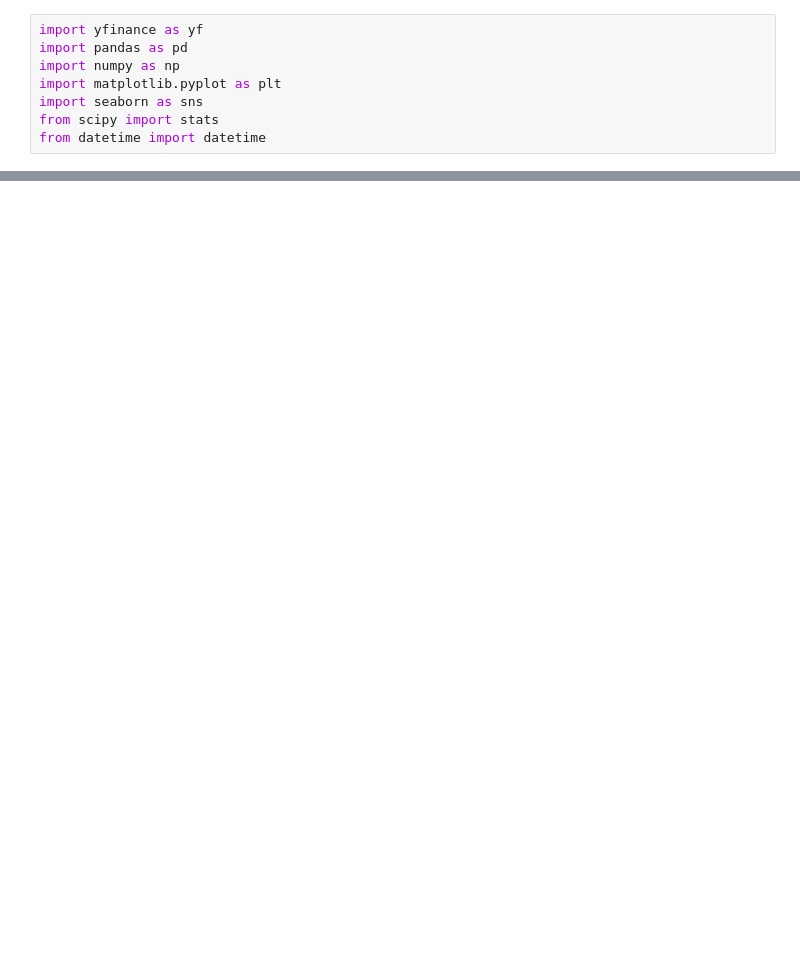
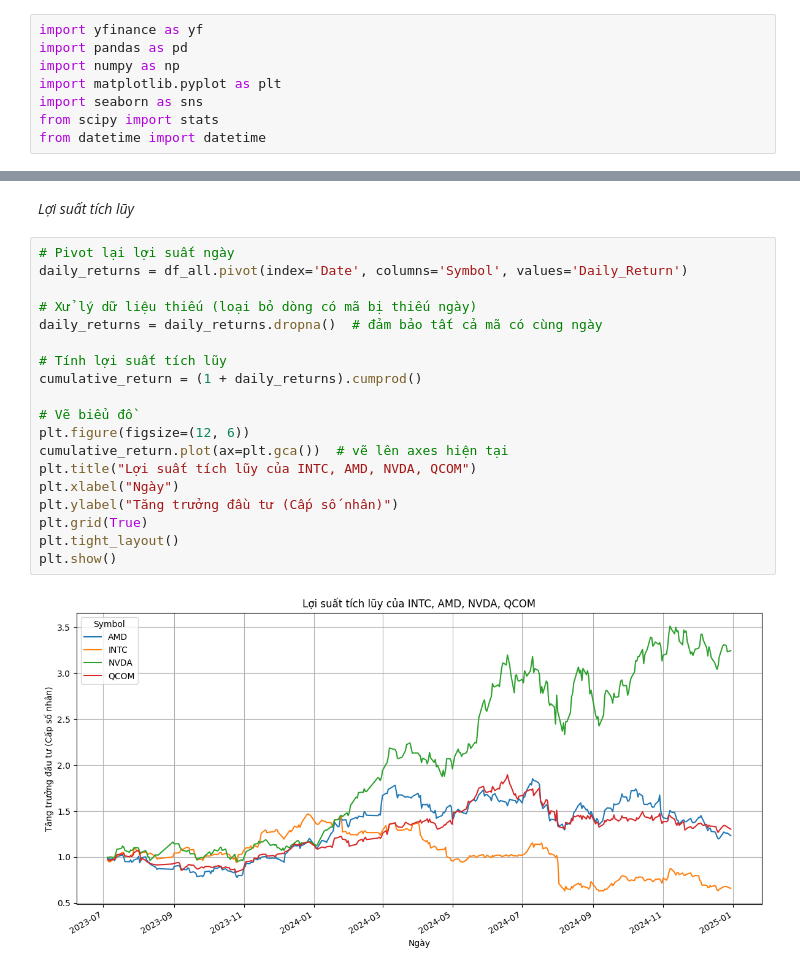
Before and after one commit to armordkay/data-processing-with-python, a Jupyter notebook: project.ipynb, the cells around one changed output, grey strips where cells are left out. Drawn from its saved outputs; the diff is of its cells as text; blank space fills up the shorter version.

```diff
--- a/project.ipynb
+++ b/project.ipynb
@@ -143,0 +207,23 @@ df[['Date', 'Close', 'SMA_20', 'SMA_50', 'EMA_20', 'RSI_14', 'OBV', 'ATR_14']].h
+# %% [markdown]
+*Lợi suất tích lũy*
+# %%
+# Pivot lại lợi suất ngày
+daily_returns = df_all.pivot(index='Date', columns='Symbol', values='Daily_Return')
+
+# Xử lý dữ liệu thiếu (loại bỏ dòng có mã bị thiếu ngày)
+daily_returns = daily_returns.dropna()  # đảm bảo tất cả mã có cùng ngày
+
+# Tính lợi suất tích lũy
+cumulative_return = (1 + daily_returns).cumprod()
+
+# Vẽ biểu đồ
+plt.figure(figsize=(12, 6))
+cumulative_return.plot(ax=plt.gca())  # vẽ lên axes hiện tại
+plt.title("Lợi suất tích lũy của INTC, AMD, NVDA, QCOM")
+plt.xlabel("Ngày")
+plt.ylabel("Tăng trưởng đầu tư (Cấp số nhân)")
+plt.grid(True)
+plt.tight_layout()
+plt.show()
+# %% [output]
+[figure, added]
```
Also changed, not shown: parts of 38 cells of this notebook, 5 other files.
